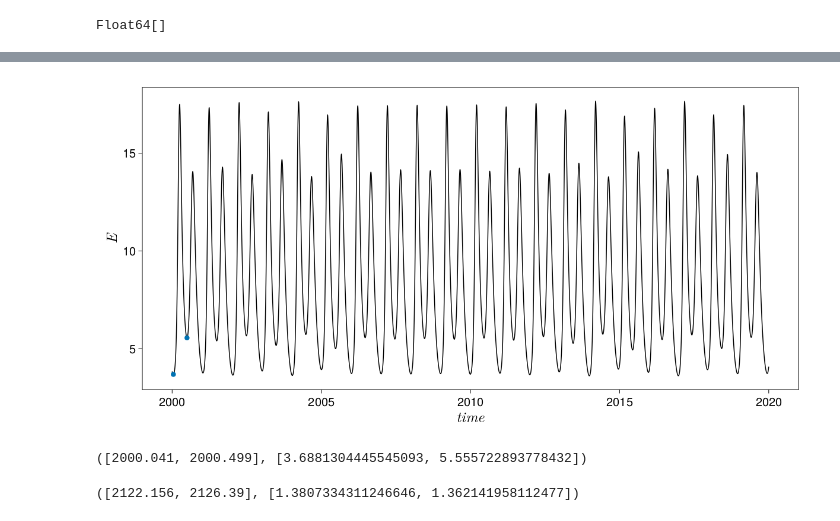
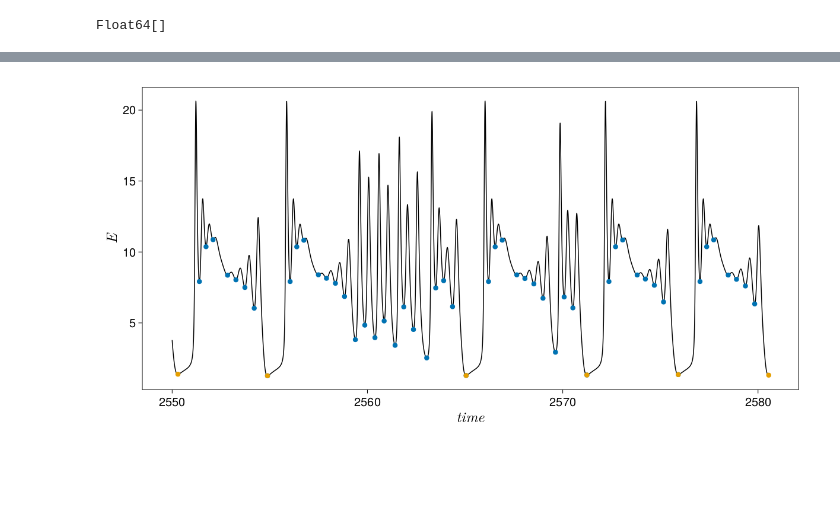
Before and after one commit to SergeyNovak777/dynamical-systems, a Jupyter notebook: Tsodyks Markram/Levanova/3 набор параметров/Количество витков.ipynb, the cells around one changed output, grey strips where cells are left out. Drawn from its saved outputs; the diff is of its cells as text; code cells hidden in the pictures; blank space fills up the shorter version.

```diff
--- a/Tsodyks Markram/Levanova/3 набор параметров/Количество витков.ipynb
+++ b/Tsodyks Markram/Levanova/3 набор параметров/Количество витков.ipynb
@@ -108,10 +108,10 @@ U0_hom = u0_hom[:];
 const τ = 0.013;  const τD = 0.07993;  const τy = 3.3;  const J = 3.07;  const β = 0.300
 const xthr = 0.75; const ythr = 0.4; const α = 1.58; const ΔU0 = 0.305;
 # %%
-time = 1000; tt = 1000; tstep = 0.001; times = [time, tt]
+time = 2000; tt = 1000; tstep = 0.001; times = [time, tt]
 integ_set = (alg = Vern9(), adaptive = false, dt = tstep);
 # %%
-index_dot = 10
+index_dot = 25
 I0_hom_dot = I0_hom[index_dot]
 U0_hom_dot = U0_hom[index_dot]
 
@@ -123,9 +123,9 @@ U0: 0.2650227397981071
 # %%
-#I0 = I0_hom_dot; U0 = U0_hom_dot
-I0 = -1.7012; U0 = 0.265
+I0 = I0_hom_dot; U0 = U0_hom_dot
+#0 = -1.7016; U0 = 0.265
 
 p = SA[α, τ, τD, τy, J, xthr, ythr, U0, ΔU0, β, I0]
-u0_1 = [4.304585360890702, 0.8496103655419769, 0.46185811359095336]
+u0_1 = sol[end] # [13.047572707418132, 0.633500718448283, 0.45016180173293185]
 # [8.421422866701183, 0.7359215519694303, 0.43895581827508423]
 
 ds = CoupledODEs(TM, u0_1, p, diffeq = integ_set)
@@ -253,30 +258,25 @@ maximum(number_spike)
 # %%
-ts, tf = 1, 20000 # idxs_glob_min[idxstart], idxs_glob_min[idxend]
+ts, tf = 550000, 580500 # idxs_glob_min[idxstart], idxs_glob_min[idxend]
 
 lb_size_ts = 25
 tck_size_ts = 20
 
-idxstart, idxend = 1, 2
+idxstart, idxend = 1009, 1061
+idxstartbt, idxendbt = 72, 77
+
 f = Figure(resolution = (1200, 600))
 
 axisE = Axis(f[1, 1], xlabel = L"$time$", ylabel = L"$E$",
             xlabelsize = lb_size_ts, ylabelsize = lb_size_ts,
             xticklabelsize = tck_size_ts, yticklabelsize = tck_size_ts,
             xgridvisible = false, ygridvisible = false)
 
 lines!(axisE, trange[ts:tf], sol[ts:tf, 1], linewidth = 1.5, color = :black)
 
 scatter!(place_time[idxstart:idxend], lcmin[idxstart:idxend])
 
-#scatter!(time_glob_min[idxstart:idxend], glob_min[idxstart:idxend])
+scatter!(time_glob_min[idxstartbt:idxendbt], glob_min[idxstartbt:idxendbt])
+
 f
 # %% [output]
-[figure, old version]
+[figure, new version]
-# %%
-place_time[1:2], lcmin[1:2]
-# %% [output]
-([2000.041, 2000.499], [3.6881304445545093, 5.555722893778432])
-# %%
-time_glob_min[1:2], glob_min[1:2]
-# %% [output]
-([2122.156, 2126.39], [1.3807334311246646, 1.362141958112477])
```
Also changed, not shown: parts of 11 cells of this notebook.
